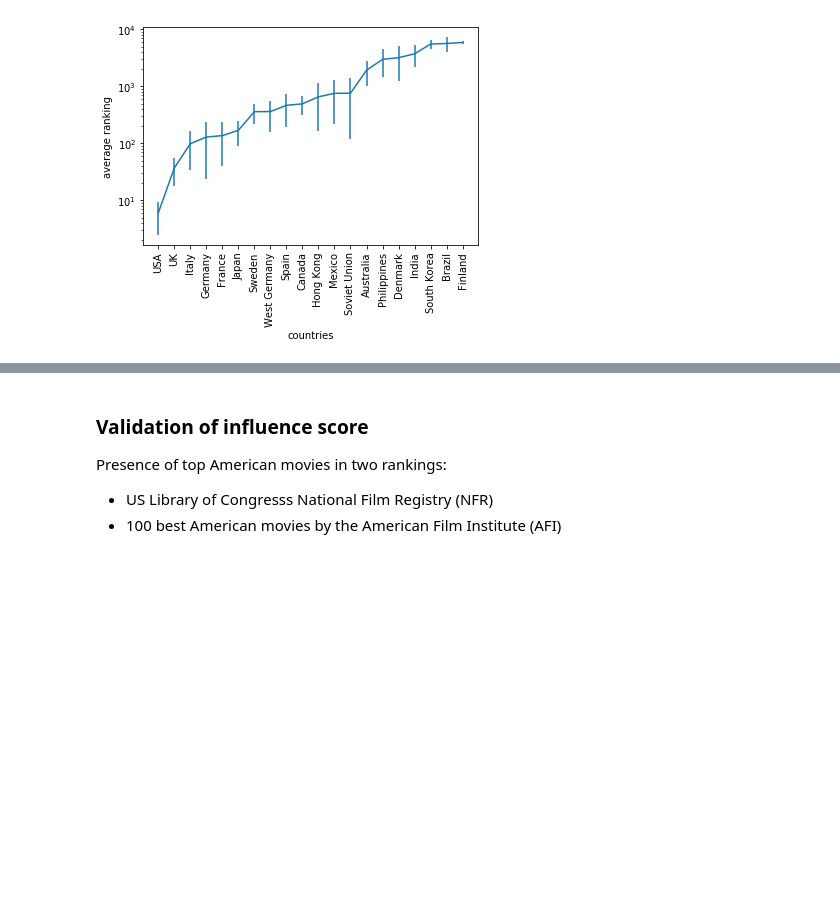
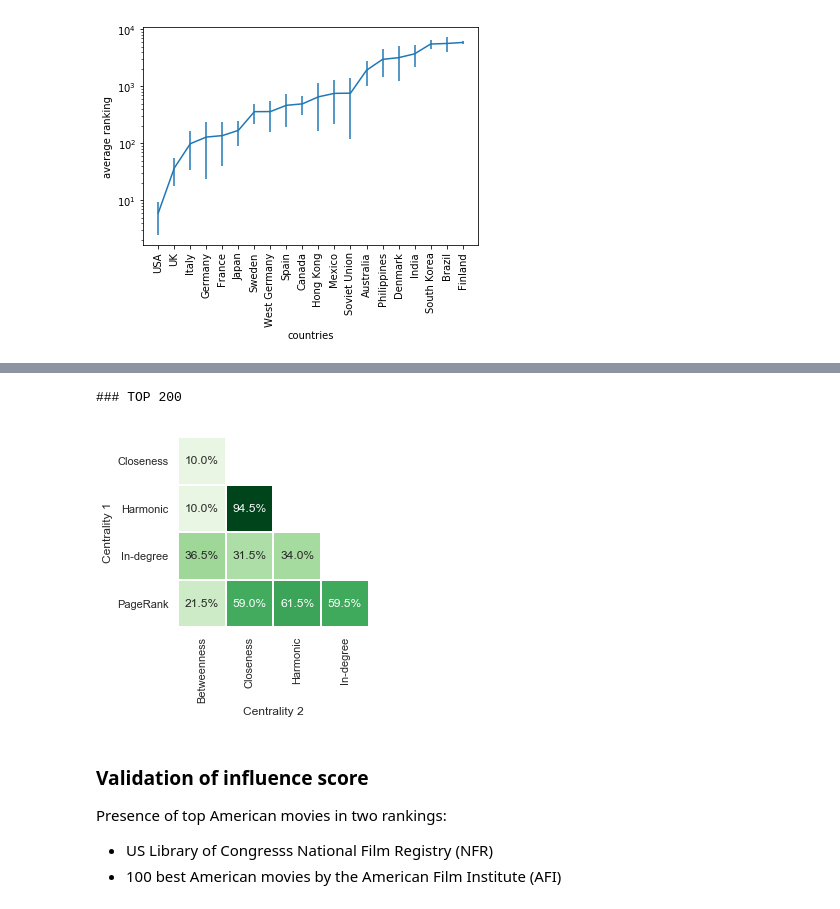
Before and after one commit to bioglio/cinema, a Jupyter notebook: main.ipynb, the cells around one changed output, grey strips where cells are left out. Cells and saved outputs as stored; diff of their text form; code cells hidden in the pictures; blank space fills up the shorter version.

```diff
--- a/main.ipynb
+++ b/main.ipynb
@@ -819,3 +1039,65 @@ The dataset contains 59822 'country' entries, divided into 157 tags
+# %%
+def plot_heatmap_2(df, use_index=False, type=None, highlight_diagonal=True, show_values=False, add_text="", fmt = '.0f', cbar=True, columns=None, partitions=[], figsize=(8,8), filename=""):
+    fig = plt.figure(figsize = figsize)
+
+    mask = np.zeros_like(np.array(df))
+    if type == "diag":
+        mask[np.diag_indices_from(mask)] = True
+    elif type == "upper":
+        mask[np.triu_indices_from(mask)] = True
+        mask[np.diag_indices_from(mask)] = False
+    elif type == "lower":
+        mask[np.tril_indices_from(mask)] = True
+
+    to_plot = df.copy()
+    sns.set(style="whitegrid", font_scale = 1.0)
+    if use_index:
+        ax = sns.heatmap(to_plot, square=1, linewidth=1., vmin=0, mask=mask, annot=show_values, fmt = fmt, cmap="Greens", cbar=cbar)#, xticklabels=ticklabels, yticklabels=ticklabels)
+    else:
+        ax = sns.heatmap(to_plot[to_plot.columns[1:]], square=1, linewidth=1., vmin=0, mask=mask, annot=show_values, fmt = fmt, cmap="Greens")#, xticklabels=ticklabels, yticklabels=ticklabels)
+    plt.xticks(rotation=90)
+    plt.yticks(rotation=0)
+
+    if highlight_diagonal:
+        number_of_items = len(df)
+        for index in range(number_of_items):
+            ax.add_patch(Rectangle((number_of_items-index-1, index), 1, 1, fill=False, edgecolor='lightgrey', lw=2))
+    #highlight partitions
+    if partitions:
+        for partition in partitions:
+            ax.add_patch(Rectangle((partition[0], len(to_plot)-partition[1]-1), (partition[1] - partition[0] + 1), (partition[1] - partition[0] + 1), fill=False, edgecolor='black', lw=2))
+
+    if show_values and add_text!="":
+        for t in ax.texts:
+            t.set_text(t.get_text() + add_text)
+    #save
+    if filename != "":
+        plt.savefig(filename, bbox_inches='tight', dpi=160)
+    #plot
+    plt.show()
+    return
+
+def test_centrality_relations(top_rank):
+    list_of_centralities = ["Betweenness", "Closeness", "Harmonic", "In-degree", "PageRank"]
+    dictionary = {"Centrality 1": [], "Centrality 2": [], "Top": []}
+    for index_1 in range(len(list_of_centralities)):
+        for index_2 in range(index_1):
+            item_1 = list_of_centralities[index_1]
+            item_2 = list_of_centralities[index_2]
+            list_1 = movie_centralities[["id", item_1]].sort_values(by=item_1, ascending=False)["id"][:top_rank].tolist()
+            list_2 = movie_centralities[["id", item_2]].sort_values(by=item_2, ascending=False)["id"][:top_rank].tolist()
+            dictionary["Centrality 1"] += [item_1]
+            dictionary["Centrality 2"] += [item_2]
+            dictionary["Top"] += [len(set(list_1) & set(list_2))]
+    return pd.DataFrame(dictionary)
+
+for top_rank in [200]:
+    temp = test_centrality_relations(top_rank)
+    print("### TOP", top_rank)
+    plot_heatmap_2(temp.pivot(index="Centrality 1", columns="Centrality 2", values="Top")/(top_rank/100), use_index=True, highlight_diagonal=False, show_values=True, add_text="%", cbar=False, fmt = '.1f', type="upper", figsize=(3.5,3.5), filename=IMAGES_DIR+"/common_in_top_"+str(top_rank)+"."+IMAGES_FORMAT)
+# %% [output]
+### TOP 200
+[figure, added]
 # %% [markdown]
 ### Validation of influence score
 Presence of top American movies in two rankings:
```
Also changed, not shown: parts of 13 cells of this notebook.
